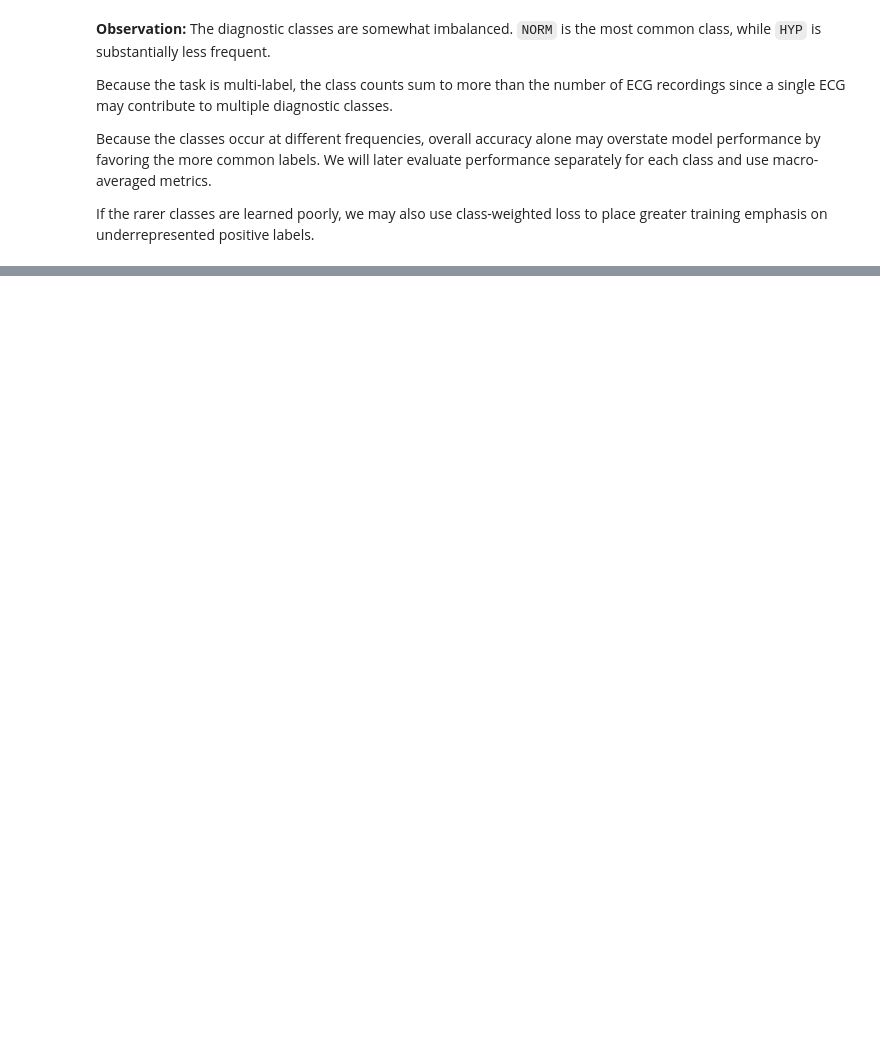
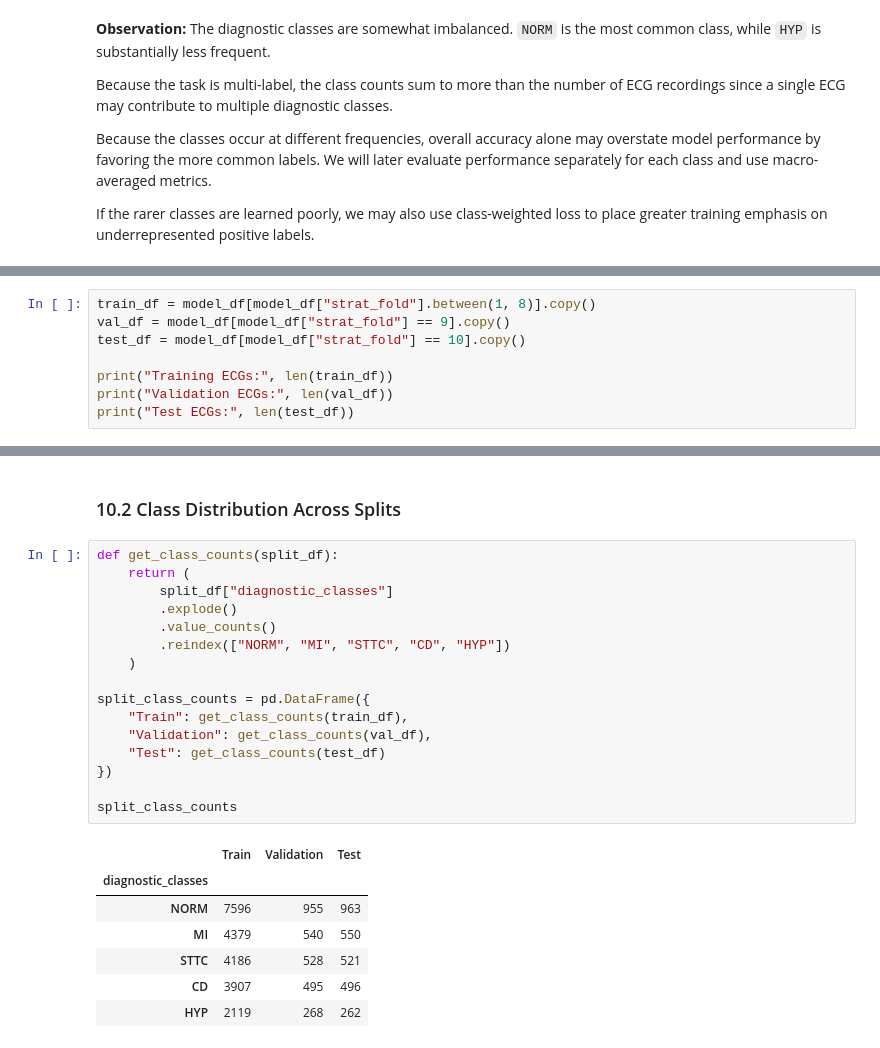
Before and after one commit to spestivekirb/ptbxl-ecg-classification, a Jupyter notebook: notebooks/exploration.ipynb, the cells around one changed output, grey strips where cells are left out. Cells and saved outputs as stored; diff of their text form; blank space fills up the shorter version.

```diff
--- a/notebooks/exploration.ipynb
+++ b/notebooks/exploration.ipynb
@@ -420,0 +565,8 @@ If the rarer classes are learned poorly, we may also use class-weighted loss to
+# %%
+train_df = model_df[model_df["strat_fold"].between(1, 8)].copy()
+val_df = model_df[model_df["strat_fold"] == 9].copy()
+test_df = model_df[model_df["strat_fold"] == 10].copy()
+
+print("Training ECGs:", len(train_df))
+print("Validation ECGs:", len(val_df))
+print("Test ECGs:", len(test_df))
@@ -420,0 +597,26 @@ If the rarer classes are learned poorly, we may also use class-weighted loss to
+# %% [markdown]
+### 10.2 Class Distribution Across Splits
+# %%
+def get_class_counts(split_df):
+    return (
+        split_df["diagnostic_classes"]
+        .explode()
+        .value_counts()
+        .reindex(["NORM", "MI", "STTC", "CD", "HYP"])
+    )
+
+split_class_counts = pd.DataFrame({
+    "Train": get_class_counts(train_df),
+    "Validation": get_class_counts(val_df),
+    "Test": get_class_counts(test_df)
+})
+
+split_class_counts
+# %% [output]
+|  | Train | Validation | Test |
+| diagnostic_classes |  |  |  |
+| NORM | 7596 | 955 | 963 |
+| MI | 4379 | 540 | 550 |
+| STTC | 4186 | 528 | 521 |
+| CD | 3907 | 495 | 496 |
+| HYP | 2119 | 268 | 262 |
```
Also changed, not shown: parts of 18 cells of this notebook.
